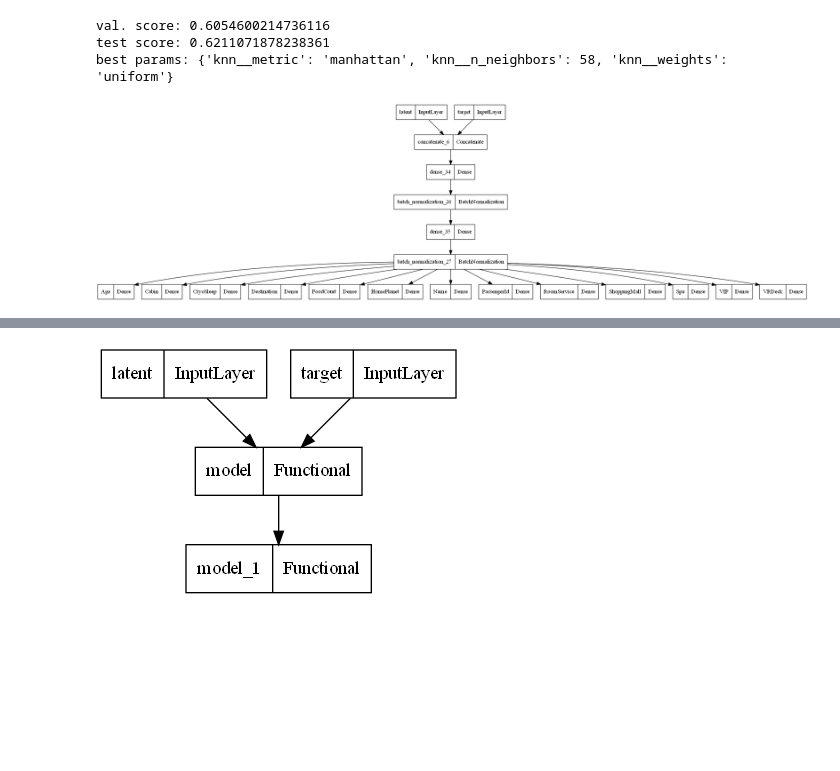
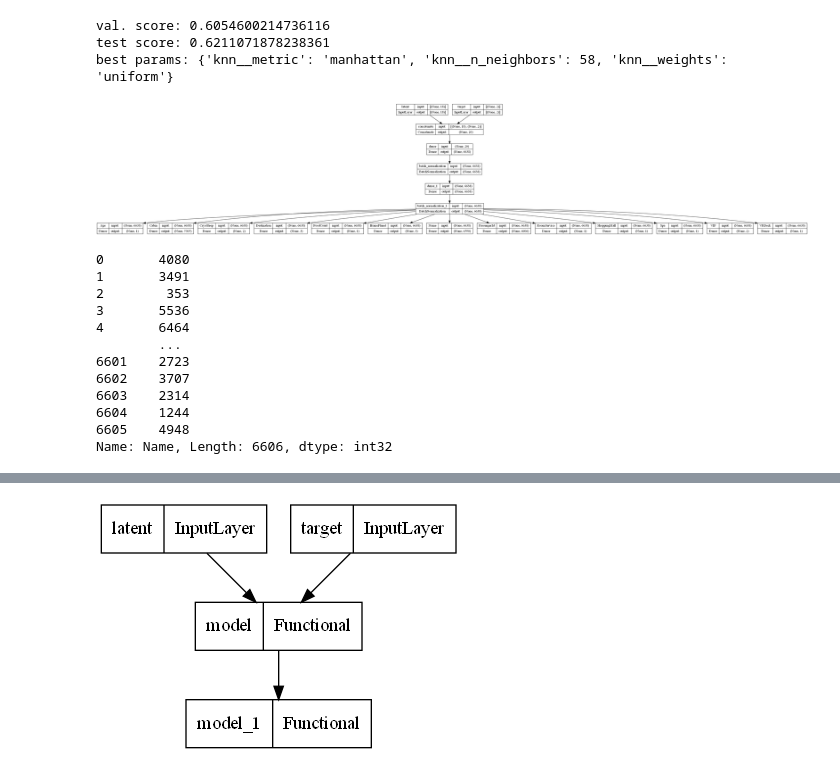
Before and after one commit to gg-youwillneverknow/DL_project, a Jupyter notebook: main.ipynb, the cells around one changed output, grey strips where cells are left out. Drawn from its saved outputs; the diff is of its cells as text; code cells hidden in the pictures; blank space fills up the shorter version.

Commit message:
add labels in diagrams

```diff
--- a/main.ipynb
+++ b/main.ipynb
@@ -258,9 +261,24 @@ generator.compile(loss='categorical_crossentropy',
                       optimizer=Nadam(clipnorm=1.))
 # %%
 from keras.utils import plot_model
-plot_model(generator, to_file='generator.png')
+plot_model(generator, to_file='generator.png', show_shapes=True, show_layer_names=True)
 # %% [output]
-[figure, old version]
+[figure, new version]
+# %%
+processed_df["Name"]
+# %% [output]
+0       4080
+1       3491
+2        353
+3       5536
+4       6464
+        ...
+6601    2723
+6602    3707
+6603    2314
+6604    1244
+6605    4948
+Name: Name, Length: 6606, dtype: int32
 # %%
 inputs = {}
 numeric_nets = []
```
Also changed, not shown: parts of 3 cells of this notebook, 2 other files.
